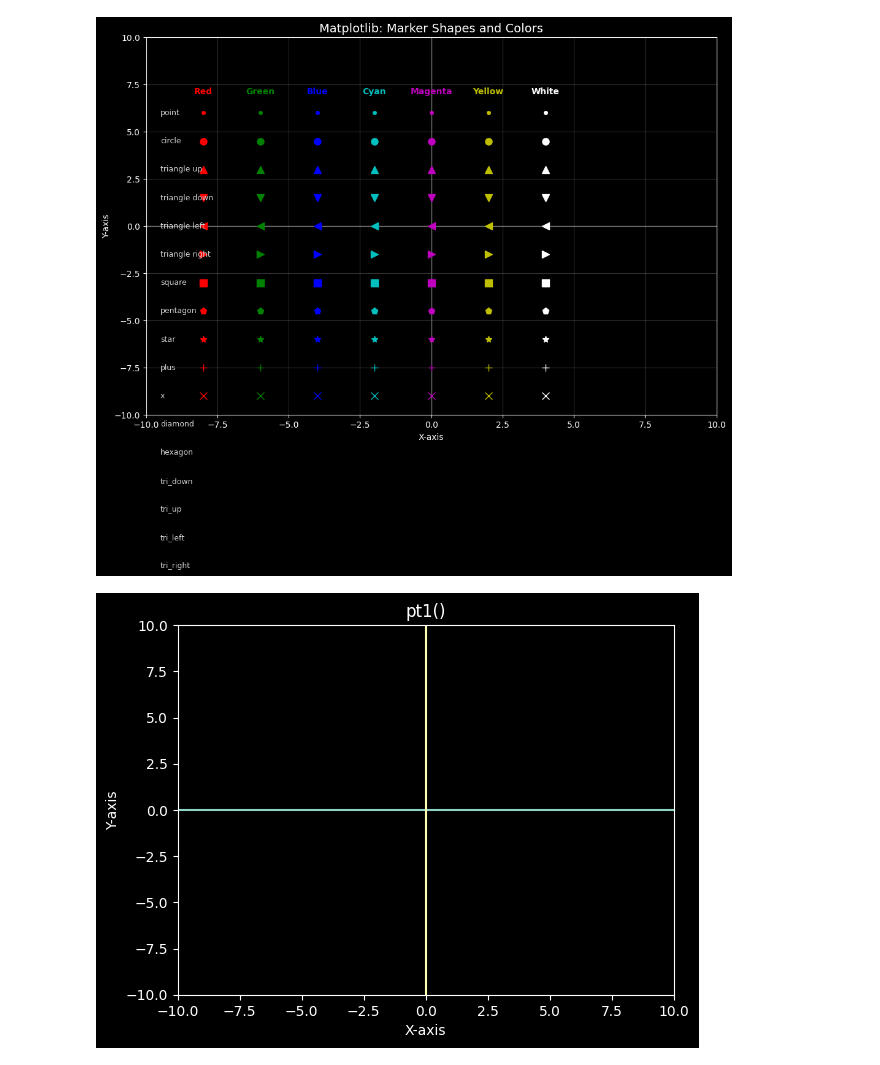
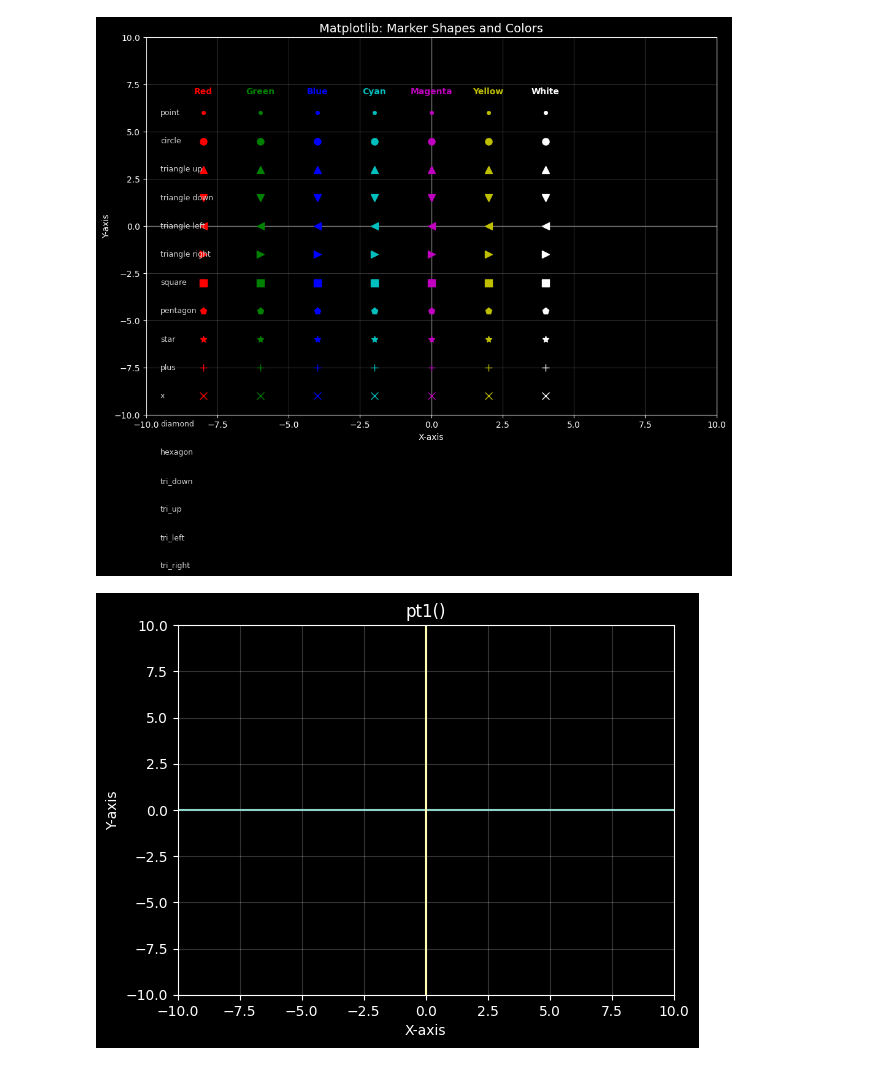
Before and after one commit to xyizko/xo-mathz, a Jupyter notebook: nb/yt-fca-1.1.ipynb, the cells around one changed output. Saved outputs shown, nothing was run; the diff lists cells and outputs as text; code cells hidden in the pictures.

```diff
--- a/nb/yt-fca-1.1.ipynb
+++ b/nb/yt-fca-1.1.ipynb
@@ -192,34 +192,35 @@ def plt1():
     xmin = -10
     xmax = +10
     ymin = -10
     ymax = +10
 
 
     # Dark style
     plt.style.use('dark_background')
     fig, ax = plt.subplots()
 
     # Labels
     ax.set_xlabel('X-axis')
     ax.set_ylabel('Y-axis')
     ax.set_title('pt1()')
+    ax.grid(True, alpha=0.2)
 
     # plots dimensions
     plt.axis([xmin, xmax, ymin, ymax])
 
     # Draw Axis Lines
     plt.plot([xmin,xmax],[0,0])
     plt.plot([0,0],[ymin,ymax])
 
 
 
     # Show plot function
     plt.show()
 
 # --- Execution ---
 plt1()
 # %% [output]
-[figure, old version]
+[figure, new version]
 # %%
 # Plotting points
 # --- Imports ---
```
Also changed, not shown: parts of 1 cell of this notebook.
